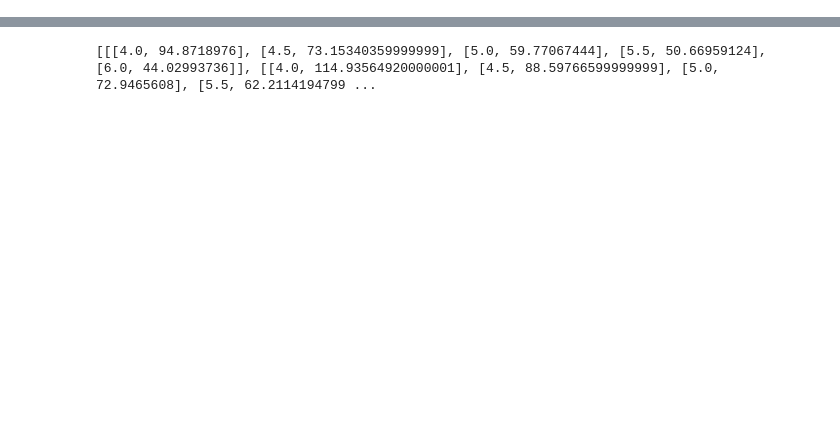
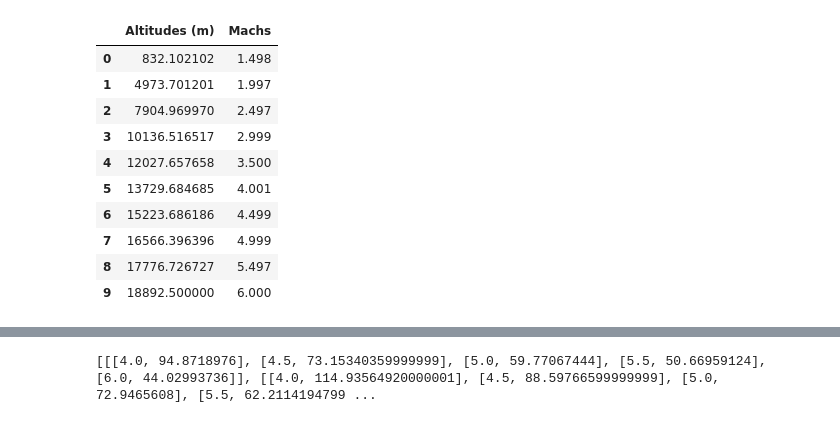
Before and after one commit to BananaBonanza/AAE537, a Jupyter notebook: projectInletConditions.ipynb, the cells around one changed output, grey strips where cells are left out. Saved outputs shown, nothing was run; the diff lists cells and outputs as text; code cells hidden in the pictures; blank space fills up the shorter version.

```diff
--- a/projectInletConditions.ipynb
+++ b/projectInletConditions.ipynb
@@ -138,3 +163,21 @@ print(machs[iVal])
+# %%
+data = {"Altitudes (m)":[alts[item] for item in iVal],
+       "Machs":[machs[item] for item in iVal]}
+constantDyn = pd.DataFrame(data)
+constantDyn.to_csv(path+'\constantDynamicPressure.csv', index=False)
+constantDyn.head(10)
+# %% [output]
+|  | Altitudes (m) | Machs |
+| 0 | 832.102102 | 1.498 |
+| 1 | 4973.701201 | 1.997 |
+| 2 | 7904.969970 | 2.497 |
+| 3 | 10136.516517 | 2.999 |
+| 4 | 12027.657658 | 3.500 |
+| 5 | 13729.684685 | 4.001 |
+| 6 | 15223.686186 | 4.499 |
+| 7 | 16566.396396 | 4.999 |
+| 8 | 17776.726727 | 5.497 |
+| 9 | 18892.500000 | 6.000 |
 # %%
 #Printing off the data table
 data = [["$M_0$","Input","5"],["Alpha","Input","0"],["Beta","Input","0"],
```
Also changed, not shown: parts of 11 cells of this notebook, 2 other files.
